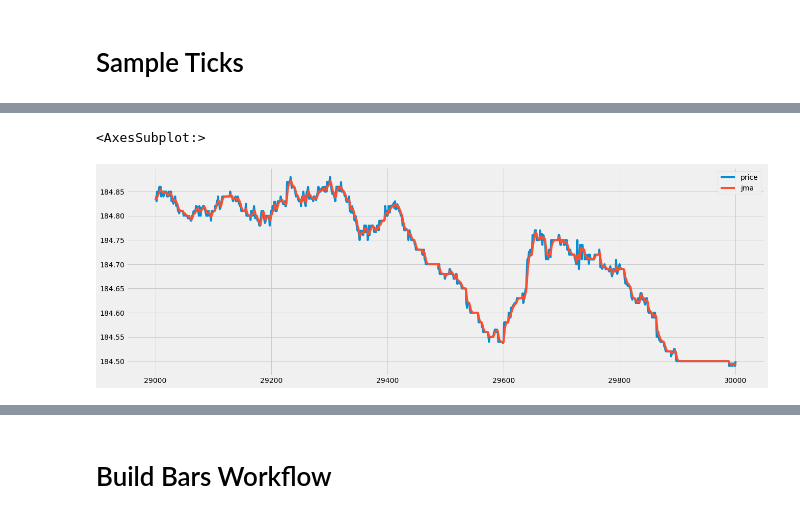
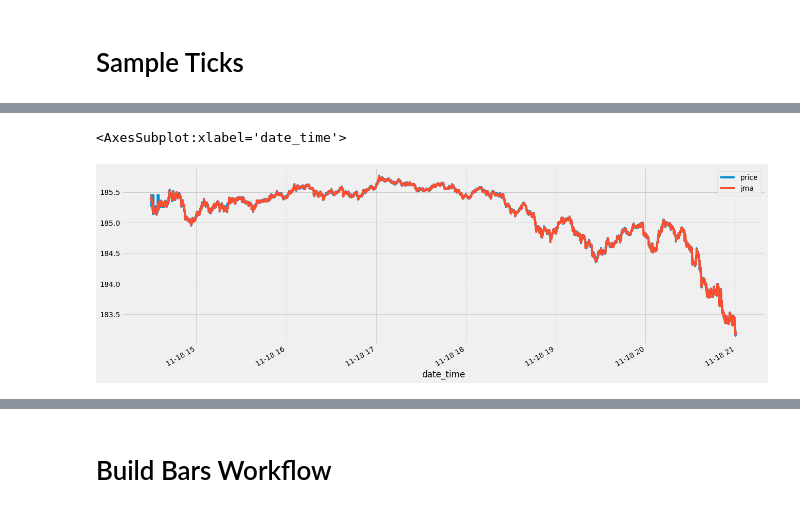
Before and after one commit to bobcolner/pandas-polygon, a Jupyter notebook: nb_notebook.ipynb, the cells around one changed output, grey strips where cells are left out. Drawn from its saved outputs; the diff is of its cells as text; code cells hidden in the pictures.

```diff
--- a/nb_notebook.ipynb
+++ b/nb_notebook.ipynb
@@ -126,10 +126,10 @@ renko size: 0.13276565385510114
 # %%
 # sample bars
+bars, ticks_filtered = bs.build_bars(ticks_df, thresh)
 
-bars, ticks = bs.build_bars(ticks_df, thresh)
-
-ticks2_df = pd.DataFrame(ticks)
 bars_df = pd.DataFrame(bars)
 
-ticks2_df.status.value_counts()
+ticks2_df = pd.DataFrame(ticks_filtered)
+
+ticks2_df.status.value_counts() / ticks2_df.shape[0]
 # %% [output]
@@ -170,0 +148,6 @@ Name: duration_td, dtype: object
+# %%
+ticks2_df['price_clean'] = ticks2_df.price
+
+ticks2_df.loc[ticks2_df.status!='clean', 'price_clean'] = None
+
+ticks2_df.set_index('date_time')[['price', 'price_clean']].plot()
@@ -170,0 +157,3 @@ Name: duration_td, dtype: object
+# %%
+# ticks2_df[ticks2_df.status=='clean'][['jma']].plot()
+ticks2_df[ticks2_df.status=='clean'].set_index('date_time')[['price', 'jma']].plot()
@@ -182,2 +179,5 @@ bars_df[['jma_wq10', 'jma_wq90','jma_wmean']].plot_bokeh(sizing_mode="scale_heig
 # %%
-ticks2_df[ticks2_df.status=='clean'].set_index('date_time').loc[:, ['price', 'jma']].plot()
+
+
+ticks2_df[ticks2_df.status=='clean'].set_index('date_time').between_time('14:25:00', '14:45:00')[['price', 'jma']].plot()
+# .plot_bokeh(sizing_mode="scale_height")
@@ -184,11 +223,7 @@ ticks2_df[ticks2_df.status=='clean'].set_index('date_time').loc[:, ['price', 'jm
 # %%
-ixs += 1000
-# ixs = 0
-ixe = ixs+1000
-
-ticks2_df[ticks2_df.status=='clean'].loc[ixs:ixe, ['price', 'jma']].plot()
-
-# ticks2_df[['price', 'jma']][ixs:ixe].plot()
+# ticks2_df.loc[:, ['price', 'jma']].plot()
+# ticks2_df[ticks2_df.status=='clean'].loc[:, ['price', 'jma']].plot()
+ticks2_df[ticks2_df.status=='clean'].set_index('date_time').loc[:, ['price', 'jma']].plot()
 # %% [output]
-<AxesSubplot:>
+<AxesSubplot:xlabel='date_time'>
-[figure, old version]
+[figure, new version]
```
Also changed, not shown: parts of 23 cells of this notebook, 4 other files.
